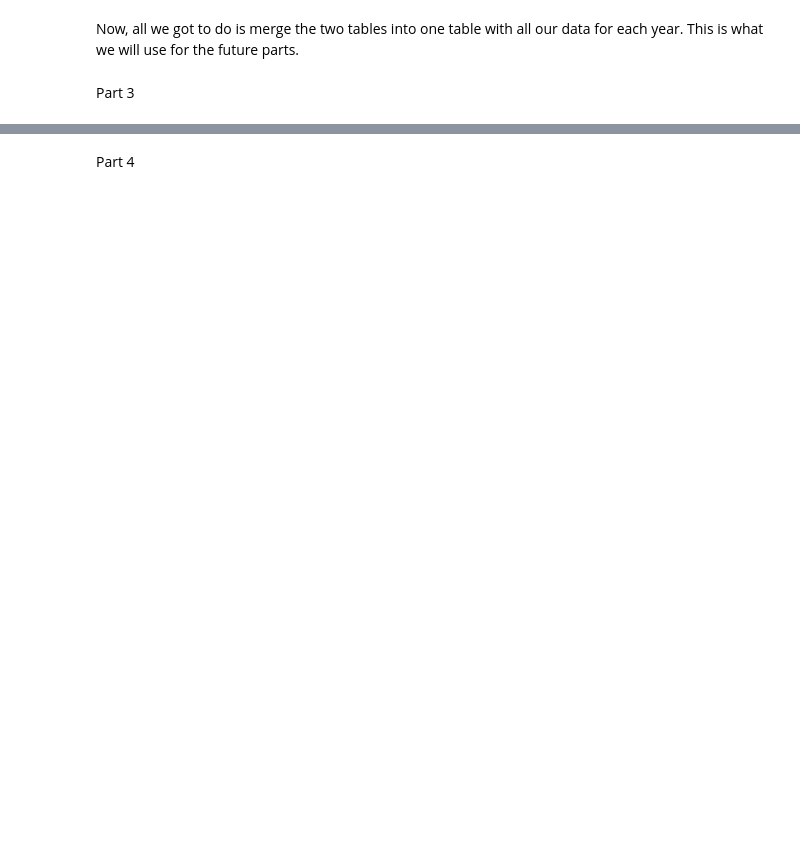
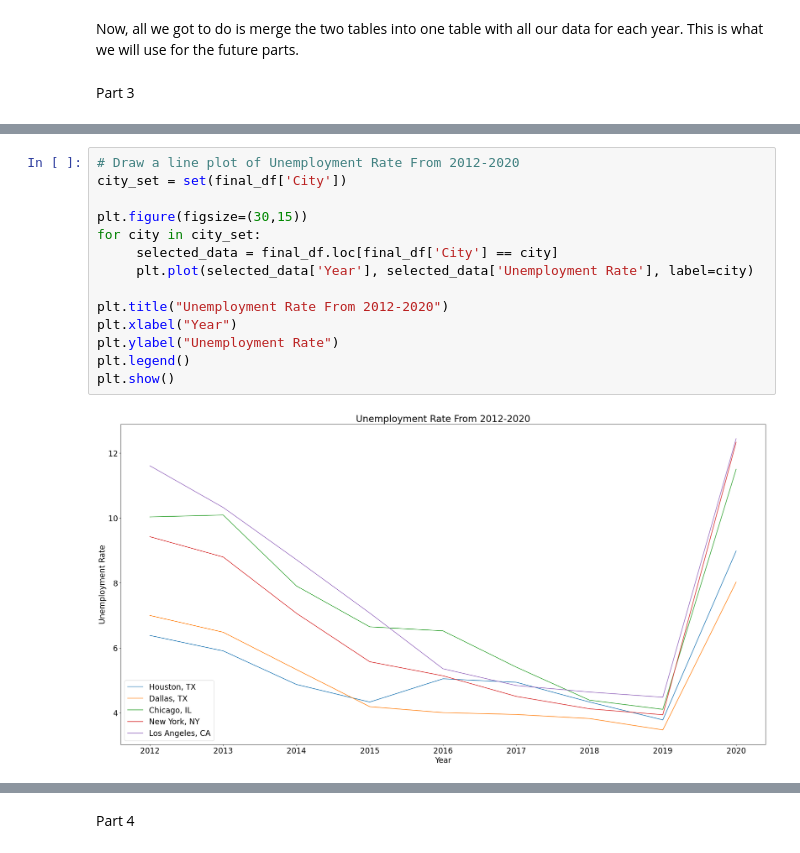
Before and after one commit to NTajalli/Analysis-of-Housing-Prices, a Jupyter notebook: Analysis.ipynb, the cells around one changed output, grey strips where cells are left out. Cells and saved outputs as stored; diff of their text form; blank space fills up the shorter version.

```diff
--- a/Analysis.ipynb
+++ b/Analysis.ipynb
@@ -244,0 +303,16 @@ for the future parts.
+# %%
+# Draw a line plot of Unemployment Rate From 2012-2020
+city_set = set(final_df['City'])
+
+plt.figure(figsize=(30,15))
+for city in city_set:
+     selected_data = final_df.loc[final_df['City'] == city]
+     plt.plot(selected_data['Year'], selected_data['Unemployment Rate'], label=city)
+
+plt.title("Unemployment Rate From 2012-2020")
+plt.xlabel("Year")
+plt.ylabel("Unemployment Rate")
+plt.legend()
+plt.show()
+# %% [output]
+[figure, added]
```
Also changed, not shown: parts of 24 cells of this notebook, 2 other files.
